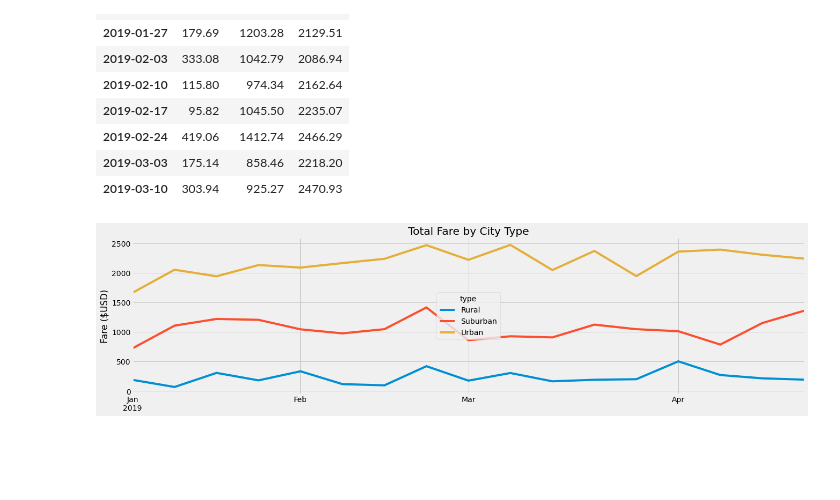
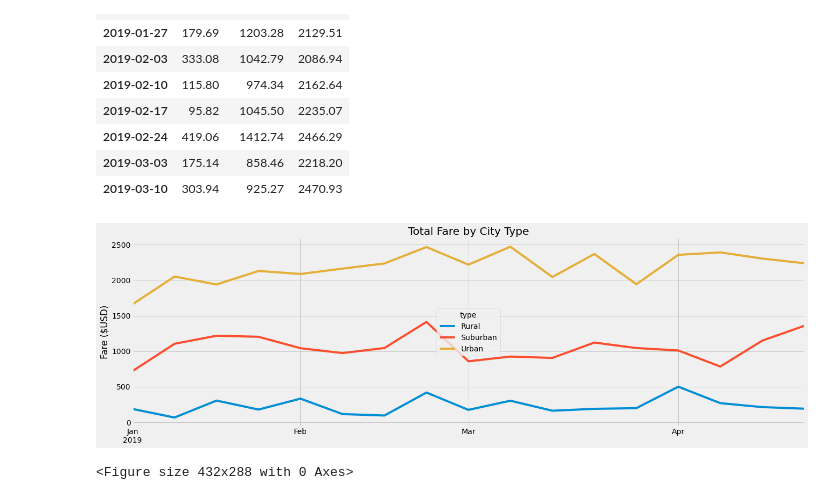
Before and after one commit to Taravatsh/PyBer_Analysis, a Jupyter notebook: PyBer_Challenge.ipynb, the cells around one changed output. Cells and saved outputs as stored; diff of their text form; code cells hidden in the pictures; blank space fills up the shorter version.

```diff
--- a/PyBer_Challenge.ipynb
+++ b/PyBer_Challenge.ipynb
@@ -168,8 +237,8 @@ dtypes: float64(3)
 memory usage: 68.6 KB
 # %%
 # 8. Create a new DataFrame using the "resample()" function by week 'W' and get the sum of the fares for each week.
-sum_fares_week = jan_april_df.resample('W').sum()
-sum_fares_week.head(10)
+sum_fares_week_df = jan_april_df.resample('W').sum()
+sum_fares_week_df.head(10)
 # %% [output]
 | type | Rural | Suburban | Urban |
 | date |  |  |  |
@@ -186,23 +255,25 @@ sum_fares_week.head(10)
 # %%
 # 8. Using the object-oriented interface method, plot the resample DataFrame using the df.plot() function.
 
 # Import the style from Matplotlib.
 from matplotlib import style
 # Use the graph style fivethirtyeight.
 style.use('fivethirtyeight')
 # Plot using the df.plot() function.
-ax = sum_fares_week.plot(figsize=(20,5))
+sum_fares_week = sum_fares_week_df.plot(figsize=(20,6))
 
 # Set title.
-ax.set_title("Total Fare by City Type")
+sum_fares_week.set_title("Total Fare by City Type")
 # Set x and y labels.
-ax.set_ylabel("Fare ($USD)")
-ax.set_xlabel(None)
+sum_fares_week.set_ylabel("Fare ($USD)")
+sum_fares_week.set_xlabel(None)
 
 # Save the figure.
 plt.savefig("analysis/PyBer_fare_summary.png")
 
 # Display the figure.
 plt.show()
+plt.tight_layout()
 # %% [output]
-[figure, old version]
+[figure, new version]
+<Figure size 432x288 with 0 Axes>
```
Also changed, not shown: parts of 7 cells of this notebook.
